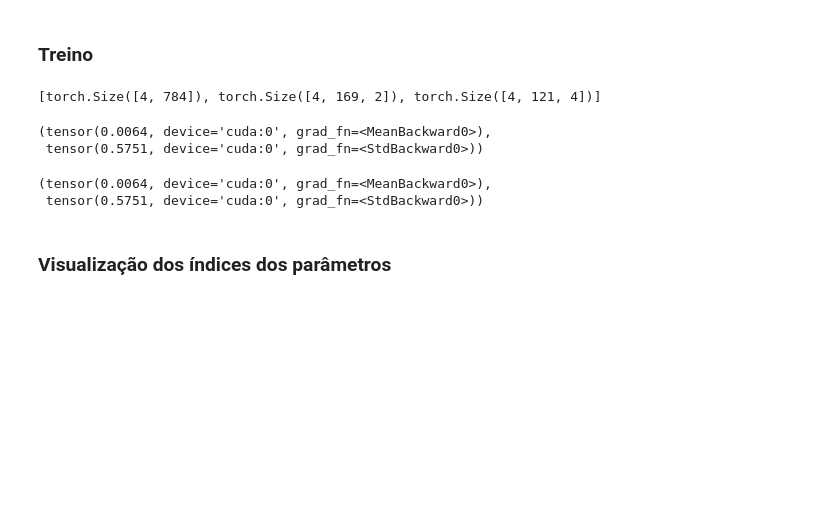
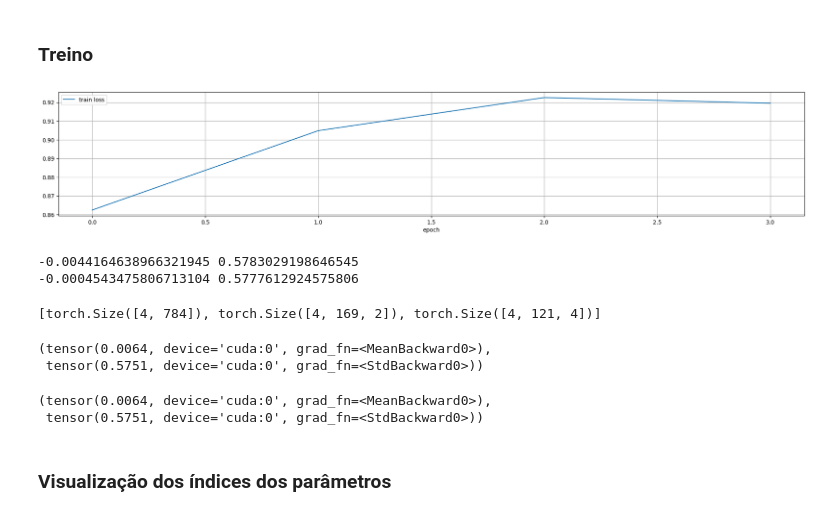
Before and after one commit to Ronnypetson/titanic, a Jupyter notebook: MNIST_Maromba.ipynb, the cells around one changed output. Saved outputs shown, nothing was run; the diff lists cells and outputs as text; code cells hidden in the pictures; blank space fills up the shorter version.

```diff
--- a/MNIST_Maromba.ipynb
+++ b/MNIST_Maromba.ipynb
@@ -795,46 +795,56 @@ def get_perms(tmp_idx):
   idxs, _idxs = [], []
   for dim in range(tmp_idx.shape[-1]):
     ordering = torch.argsort(tmp_idx[:, dim], stable=True)
-    idxs.append(ordering)
-    _idxs.append(unsort(ordering))
+    idxs.append(ordering.cpu().detach())
+    _idxs.append(unsort(ordering).cpu().detach())
   return idxs, _idxs
 
-def resort(k, src, tgt, idxs, _idxs):
+@lru_cache()
+def resort(k, src, tgt):
   assert src == 0 or tgt == 0
+  global idxs, _idxs
   if tgt == 0:
     return idxs[src][k]
   return _idxs[tgt][k]
 
-def hoods(dims, k0, w, idxs, _idxs, _min=0, _max=None):
+@lru_cache()
+def hoods(dims, k0, w, _min=0, _max=None):
   assert len(dims) == len(w), f"{len(dims)} != {len(w)}"
   if len(dims) == 0:
     return [k0.item()]
   _hoods = []
+  global idxs, _idxs
+  _k0d = resort(k0, 0, dims[-1]) #, idxs, _idxs)
   for _w in range(-(w[-1] // 2), w[-1] // 2 + 1):
-    k0d = resort(k0, 0, dims[-1], idxs, _idxs) + _w
-    k0d = min(_max, max(_min, k0d))
+    k0d = min(_max, max(_min, _k0d + _w))
     _hoods += hoods(
         dims[:-1],
         resort(
             k0d,
             dims[-1], 0,
-            idxs, _idxs
+            # idxs, _idxs
         ),
         w[:-1],
-        idxs, _idxs,
+        # idxs, _idxs,
         _min, _max
     )
   return _hoods
+
+idxs, _idxs = None, None
 
 def idxhood(xidx, ws, stride):
   """
   xidx: in_dim x idx_dim
   """
-  dims = list(range(xidx.shape[-1]))
+  dims = tuple(range(xidx.shape[-1]))
+  global idxs, _idxs
   idxs, _idxs = get_perms(xidx)
-  all_hoods = []
-  for pivot in range(0, len(xidx), stride):
-    all_hoods += hoods(dims, pivot, ws, idxs, _idxs, 0, len(xidx) - 1)
+  all_hoods = [
+      hoods(dims, pivot, ws, 0, len(xidx) - 1)
+      for pivot in range(0, len(xidx), stride)
+  ]
+  # for pivot in range(0, len(xidx), stride):
+  #   all_hoods += hoods(dims, pivot, ws, 0, len(xidx) - 1)
   return all_hoods
 # %% [markdown]
 #### MModule
@@ -1225,21 +1217,21 @@ plt.scatter(sampled[:, 0], sampled[:, 1])
 # %% [markdown]
 ### Treino
 # %%
-hidden_dim = 588
-start_mode = True
+hidden_dim = 1176
+start_mode = False
 valid_mode = False
 # TODO: Visualize conv layer output
 samples = [
     # in_ch * h * w,
     1 * 3 * 3,
-    1 * 3 * 3,
+    2 * 3 * 3,
     # 4 * 8 * 3 * 3,
     hidden_dim,
 ]
 sets = [
     # out_ch
-    1,
-    1,
+    2,
+    2,
     # 1,
     num_classes
 ]
@@ -1293,33 +1285,37 @@ for epoch in range(num_epochs):
     train_log["set"].append("train")
     train_log["epoch"].append(epoch)
   if valid_mode:
     model.eval()
     with torch.no_grad():
       for x, y in iter(test_data_loader):
         x = x.to(device)
         y = y.to(device)
         x, y = prepare_input(x, y, device=device)
         y_pred = model.forward(x)
         loss = maromba_loss(y, y_pred)
         acc = maromba_accuracy(y, y_pred)
         train_log["eval loss"].append(loss.item())
         train_log["train loss"].append(np.nan)
         train_log["acc"].append(acc.item())
         train_log["set"].append("eval")
         train_log["epoch"].append(epoch)
     group_cols = ["epoch", "train loss", "eval loss", "acc"]
   else:
     group_cols = ["epoch", "train loss"]
   df_train = pd.DataFrame(train_log)
   display.clear_output(wait=True)
   (
     df_train[group_cols]
     .groupby("epoch")
     .agg(lambda x: x.median(skipna=True))
     # .tail(200)
     .plot(figsize=(24, 4), grid=True)
   )
   plt.show()
+# %% [output]
+[figure, added]
+-0.0044164638966321945 0.5783029198646545
+-0.0004543475806713104 0.5777612924575806
 # %%
 torch.cuda.empty_cache()
 # %%
```
Also changed, not shown: parts of 2 cells of this notebook.
